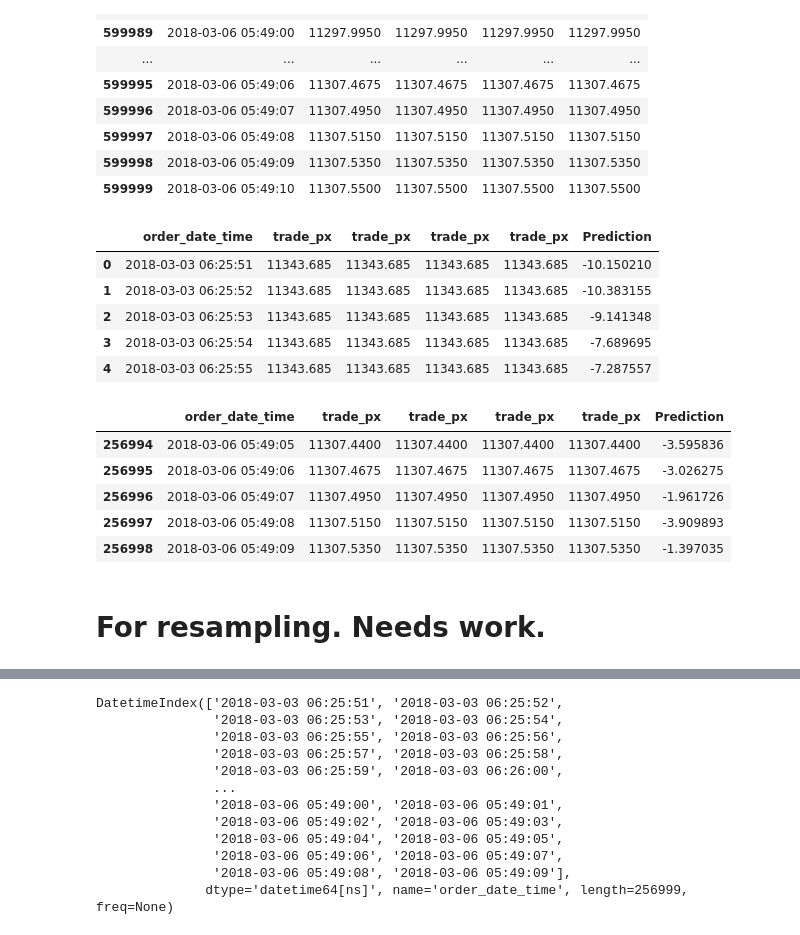
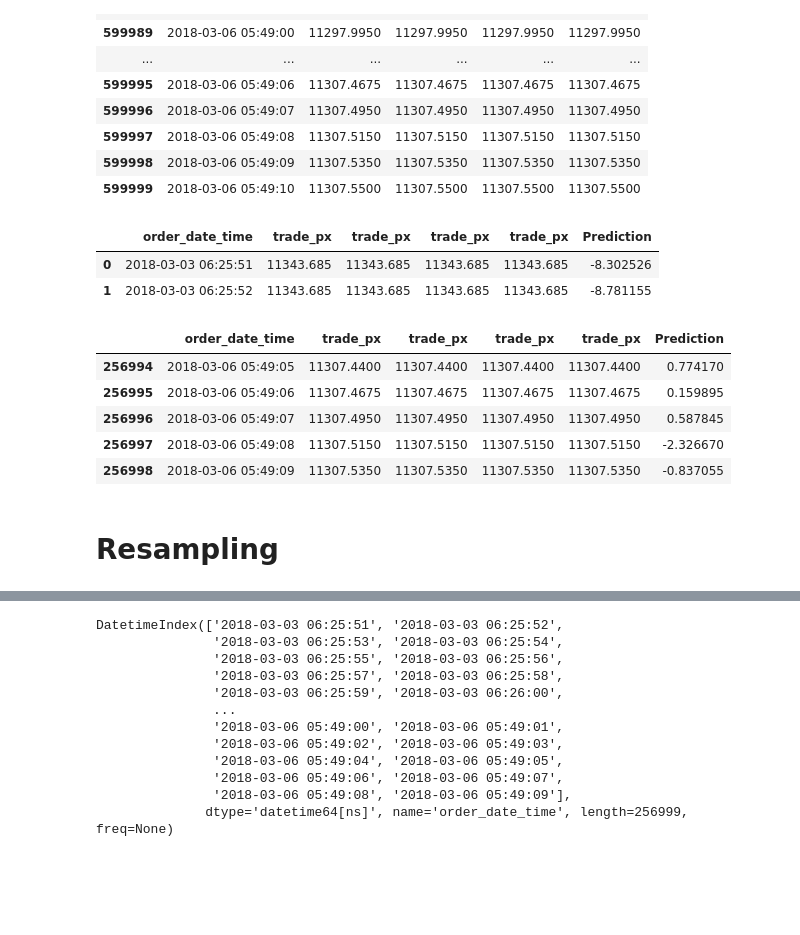
Before and after one commit to XsCpExAlX/Ethereum, a Jupyter notebook: GDAX RNN/Cryptocurrency_Market_Predictor_Backtrader-split.ipynb, the cells around one changed output, grey strips where cells are left out. Drawn from its saved outputs; the diff is of its cells as text; code cells hidden in the pictures; blank space fills up the shorter version.

```diff
--- a/GDAX RNN/Cryptocurrency_Market_Predictor_Backtrader-split.ipynb
+++ b/GDAX RNN/Cryptocurrency_Market_Predictor_Backtrader-split.ipynb
@@ -11,7 +11,7 @@ import matplotlib.pyplot as plt
 # %% [markdown]
 ## Read data
 # %%
-dataset = pd.read_csv('C:\\Users\\Jason\\Documents\\Python\\Stock Market Prediction\\Crypto\\BTC_Slopes.csv', nrows=15500)
+dataset = pd.read_csv('C:\\Users\\Jason\\Documents\\Python\\Stock Market Prediction\\Crypto\\BTC_Slopes.csv', nrows=1160)
 dataset.tail(2)
 # %% [output]
 |  | order_date_time | id | trade_px | future_px | aqsum | abqsum | bqsum | abqdt | aqsum3 | abqdt^2 | ... |
@@ -98,7 +98,7 @@ diffRange
 # %% [markdown]
 ## Hyperparams
 # %%
-num_epochs = 10
+num_epochs = 20
 
 batch_size = 1
 
@@ -113,7 +113,7 @@ num_classes = 1 #[1,0]
 
 num_batches = total_series_length//batch_size//truncated_backprop_length
 
-min_test_size = 300
+min_test_size = 200
 
 print('The total series length is: %d' %total_series_length)
 print('The current configuration gives us %d batches of %d observations each one looking %d steps in the past'
@@ -464,25 +464,22 @@ backtrader_data.tail(20)
 # %%
 backtrader_data = backtrader_data.reset_index(drop=True)
 backtrader_data=backtrader_data.join(predict)
 #backtrader_data['RNN']=backtrader_data['Prediction']+backtrader_data.iloc[:, [1]]
-backtrader_data.head()
+backtrader_data.head(2)
 # %% [output]
 |  | order_date_time | trade_px | trade_px | trade_px | trade_px | Prediction |
-| 0 | 2018-03-03 06:25:51 | 11343.685 | 11343.685 | 11343.685 | 11343.685 | -10.150210 |
-| 1 | 2018-03-03 06:25:52 | 11343.685 | 11343.685 | 11343.685 | 11343.685 | -10.383155 |
-| 2 | 2018-03-03 06:25:53 | 11343.685 | 11343.685 | 11343.685 | 11343.685 | -9.141348 |
-| 3 | 2018-03-03 06:25:54 | 11343.685 | 11343.685 | 11343.685 | 11343.685 | -7.689695 |
-| 4 | 2018-03-03 06:25:55 | 11343.685 | 11343.685 | 11343.685 | 11343.685 | -7.287557 |
+| 0 | 2018-03-03 06:25:51 | 11343.685 | 11343.685 | 11343.685 | 11343.685 | -8.302526 |
+| 1 | 2018-03-03 06:25:52 | 11343.685 | 11343.685 | 11343.685 | 11343.685 | -8.781155 |
 # %%
 backtrader_data = backtrader_data[:-1]
 backtrader_data.tail()
 # %% [output]
 |  | order_date_time | trade_px | trade_px | trade_px | trade_px | Prediction |
-| 256994 | 2018-03-06 05:49:05 | 11307.4400 | 11307.4400 | 11307.4400 | 11307.4400 | -3.595836 |
-| 256995 | 2018-03-06 05:49:06 | 11307.4675 | 11307.4675 | 11307.4675 | 11307.4675 | -3.026275 |
-| 256996 | 2018-03-06 05:49:07 | 11307.4950 | 11307.4950 | 11307.4950 | 11307.4950 | -1.961726 |
-| 256997 | 2018-03-06 05:49:08 | 11307.5150 | 11307.5150 | 11307.5150 | 11307.5150 | -3.909893 |
-| 256998 | 2018-03-06 05:49:09 | 11307.5350 | 11307.5350 | 11307.5350 | 11307.5350 | -1.397035 |
+| 256994 | 2018-03-06 05:49:05 | 11307.4400 | 11307.4400 | 11307.4400 | 11307.4400 | 0.774170 |
+| 256995 | 2018-03-06 05:49:06 | 11307.4675 | 11307.4675 | 11307.4675 | 11307.4675 | 0.159895 |
+| 256996 | 2018-03-06 05:49:07 | 11307.4950 | 11307.4950 | 11307.4950 | 11307.4950 | 0.587845 |
+| 256997 | 2018-03-06 05:49:08 | 11307.5150 | 11307.5150 | 11307.5150 | 11307.5150 | -2.326670 |
+| 256998 | 2018-03-06 05:49:09 | 11307.5350 | 11307.5350 | 11307.5350 | 11307.5350 | -0.837055 |
 # %%
 backtrader_data['RNN']=backtrader_data['Prediction']+backtrader_data.iloc[:, 1]
 # %%
@@ -490,8 +487,8 @@ backtrader_data['RNN']=backtrader_data['Prediction']+backtrader_data.iloc[:, 1]
 backtrader_data = backtrader_data.set_index(pd.DatetimeIndex(backtrader_data['order_date_time']))
 backtrader_data= backtrader_data.drop('order_date_time', axis=1)
 backtrader_data= backtrader_data.drop('Prediction', axis=1)
-# %% [markdown]
-# For resampling.  Needs work.
+# %% [markdown]
+# Resampling
 # %%
 
 
```
Also changed, not shown: parts of 25 cells of this notebook.
